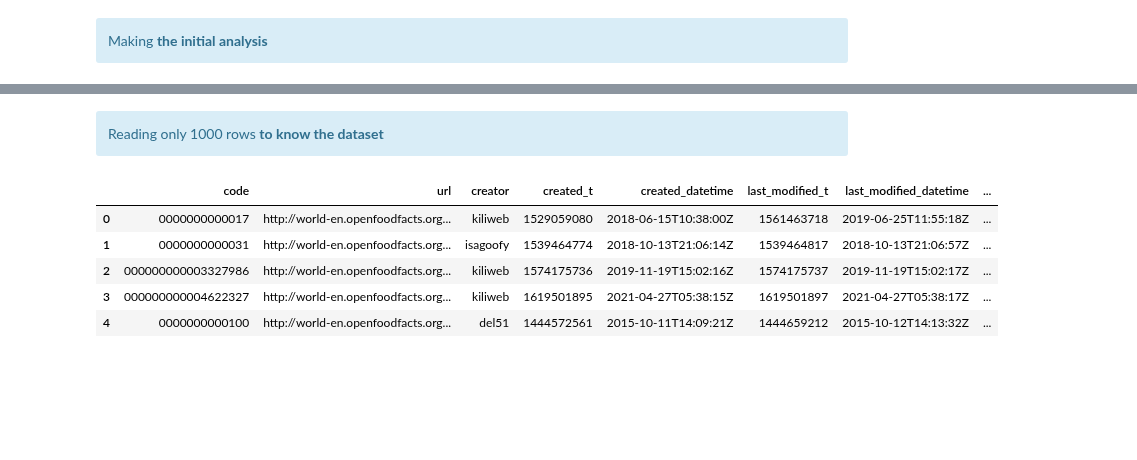
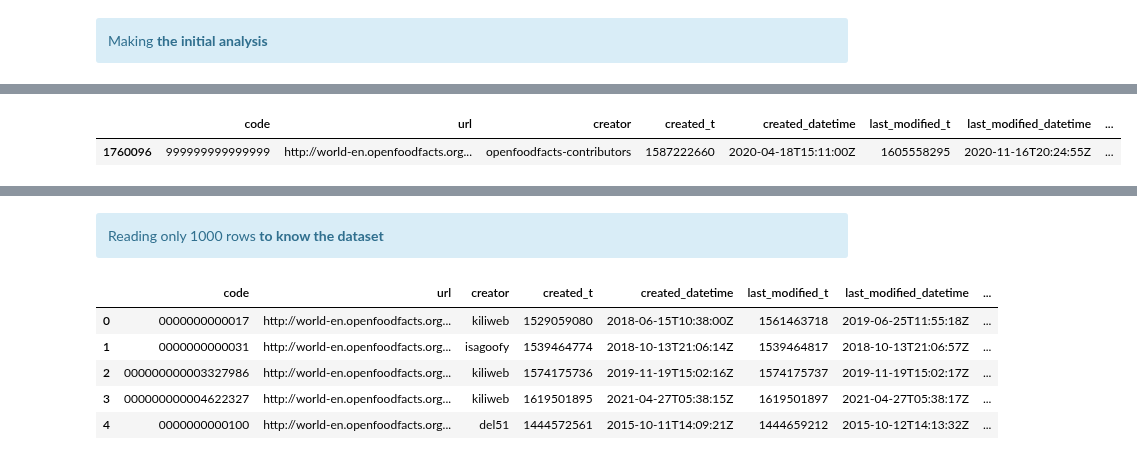
Before and after one commit to samirhinojosa/OC-P3-design-application-public-health, a Jupyter notebook: notebook.ipynb, the cells around one changed output, grey strips where cells are left out. Cells and saved outputs as stored; diff of their text form; code cells hidden in the pictures; blank space fills up the shorter version.

```diff
--- a/notebook.ipynb
+++ b/notebook.ipynb
@@ -114,0 +248,5 @@ Initial Analysis of data dataset
+# %%
+data.tail(1)
+# %% [output]
+|  | code | url | creator | created_t | created_datetime | last_modified_t | last_modified_datetime | ... |
+| 1760096 | 999999999999999 | http://world-en.openfoodfacts.org... | openfoodfacts-contributors | 1587222660 | 2020-04-18T15:11:00Z | 1605558295 | 2020-11-16T20:24:55Z | ... |
```
Also changed, not shown: parts of 47 cells of this notebook, 1 other file.
